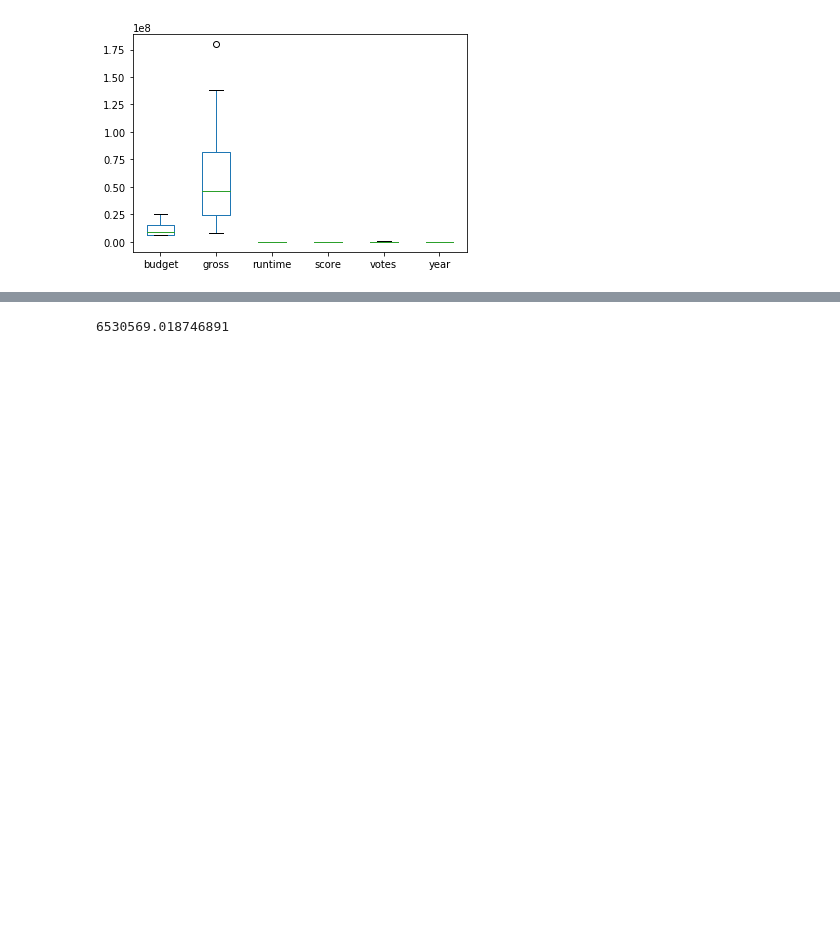
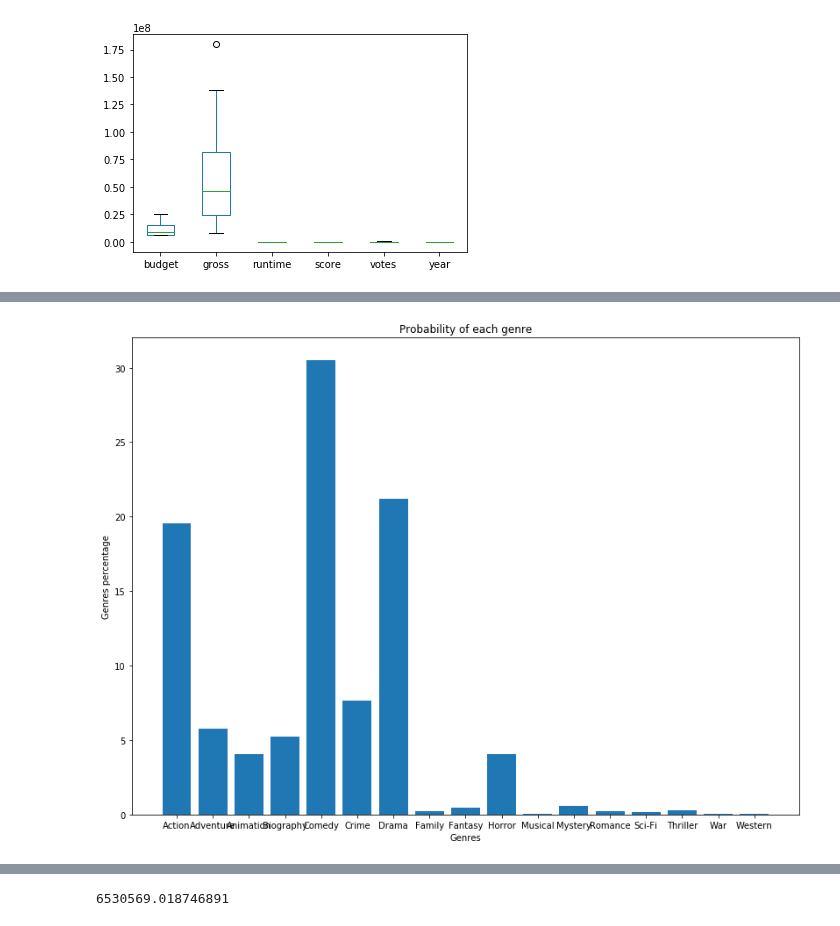
Before and after one commit to vijayakrishna12345/Data-Analytics-Lab, a Jupyter notebook: Ex1.ipynb, the cells around one changed output, grey strips where cells are left out. Saved outputs shown, nothing was run; the diff lists cells and outputs as text; code cells hidden in the pictures; blank space fills up the shorter version.

```diff
--- a/Ex1.ipynb
+++ b/Ex1.ipynb
@@ -76 +103,14 @@ value
+# %%
+#Probability
+lists = sorted(temp2.items())
+fig = plt.figure(figsize=(30,10))
+ax1 = fig.add_subplot(121)
+ax1.set_xlabel('Genres')
+ax1.set_ylabel('Genres percentage')
+ax1.set_title("Probability of each genre")
+x, y = zip(*lists)
+plt.bar(x, y)
+plt.show()
+# %% [output]
+[figure, added]
 # %%
```
Also changed, not shown: parts of 18 cells of this notebook.
